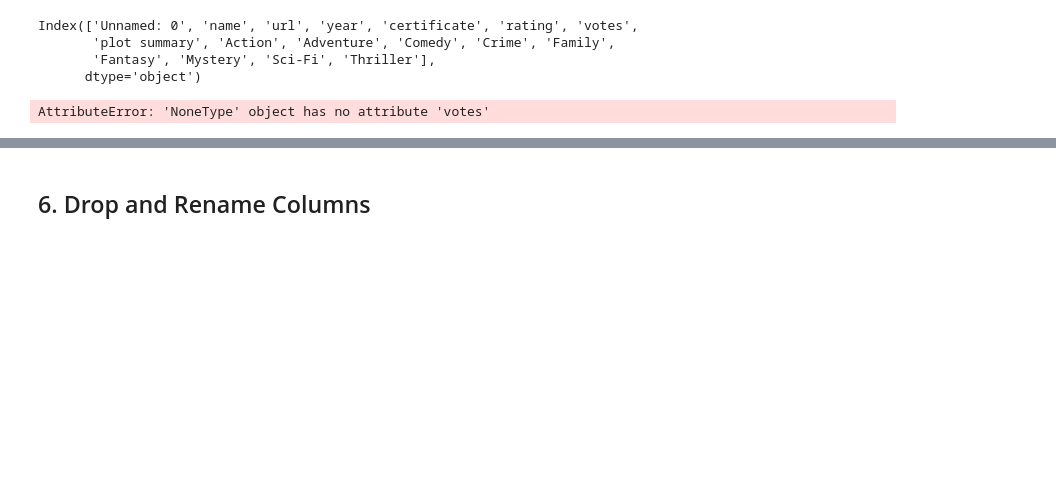
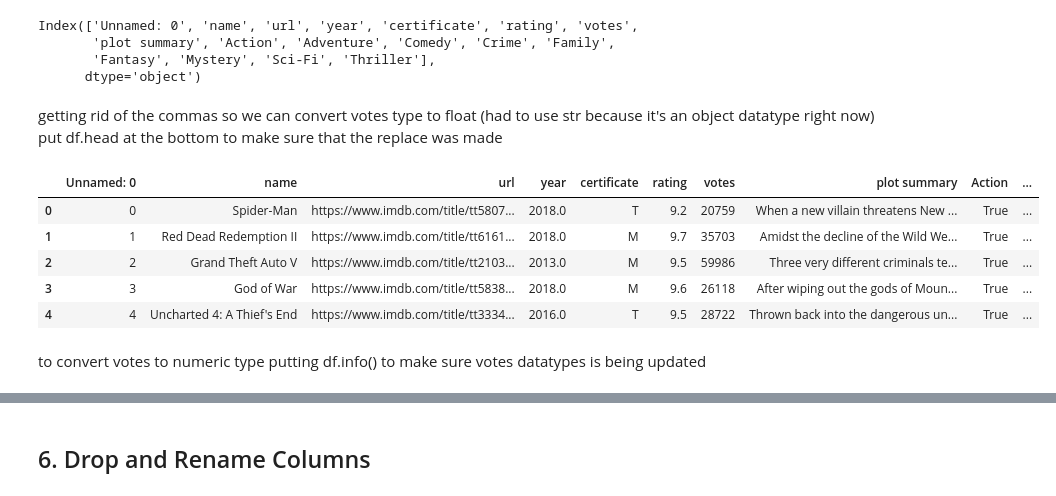
Before and after one commit to kayleeodom/cis277-fa22-Lab2, a Jupyter notebook: Lab2.ipynb, the cells around one changed output, grey strips where cells are left out. Cells and saved outputs as stored; diff of their text form; code cells hidden in the pictures; blank space fills up the shorter version.

```diff
--- a/Lab2.ipynb
+++ b/Lab2.ipynb
@@ -151,10 +161,20 @@ Index(['Unnamed: 0', 'name', 'url', 'year', 'certificate', 'rating', 'votes',
        'plot summary', 'Action', 'Adventure', 'Comedy', 'Crime', 'Family',
        'Fantasy', 'Mystery', 'Sci-Fi', 'Thriller'],
       dtype='object')
+# %% [markdown]
+getting rid of the commas so we can convert votes type to float (had to use str because it's an object datatype right now)
+put df.head at the bottom to make sure that the replace was made
 # %%
-df[df.votes == ","]
-df.votes.replace(",","",inplace=True)
-
+df['votes'] = df['votes'].str.replace(',','')
 #df
+df.head()
 # %% [output]
-AttributeError: 'NoneType' object has no attribute 'votes'
+|  | Unnamed: 0 | name | url | year | certificate | rating | votes | plot summary | Action | ... |
+| 0 | 0 | Spider-Man | https://www.imdb.com/title/tt5807... | 2018.0 | T | 9.2 | 20759 | When a new villain threatens New ... | True | ... |
+| 1 | 1 | Red Dead Redemption II | https://www.imdb.com/title/tt6161... | 2018.0 | M | 9.7 | 35703 | Amidst the decline of the Wild We... | True | ... |
+| 2 | 2 | Grand Theft Auto V | https://www.imdb.com/title/tt2103... | 2013.0 | M | 9.5 | 59986 | Three very different criminals te... | True | ... |
+| 3 | 3 | God of War | https://www.imdb.com/title/tt5838... | 2018.0 | M | 9.6 | 26118 | After wiping out the gods of Moun... | True | ... |
+| 4 | 4 | Uncharted 4: A Thief's End | https://www.imdb.com/title/tt3334... | 2016.0 | T | 9.5 | 28722 | Thrown back into the dangerous un... | True | ... |
+# %% [markdown]
+to convert votes to numeric type
+putting df.info() to make sure votes datatypes is being updated
```
Also changed, not shown: parts of 18 cells of this notebook.
